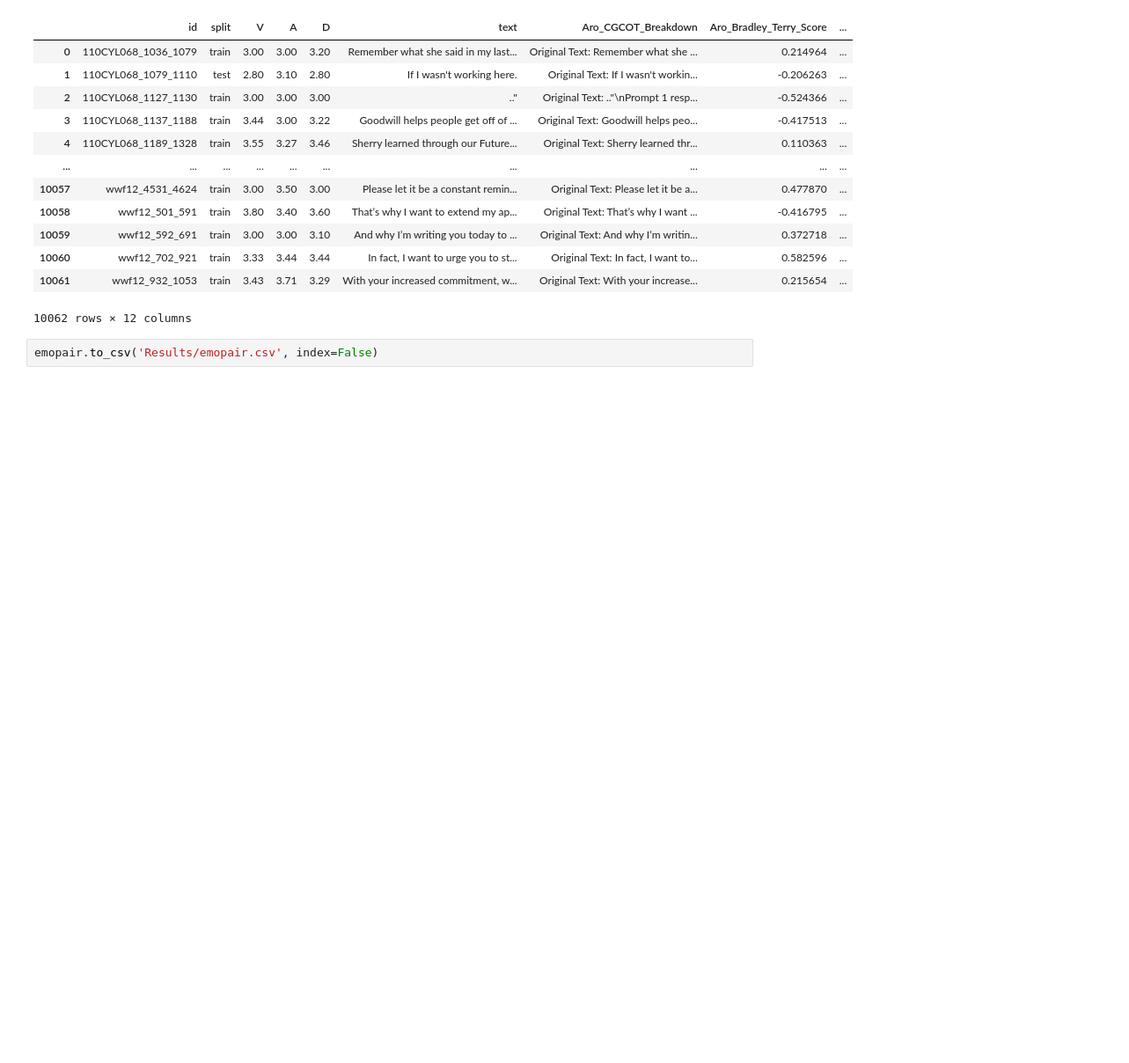
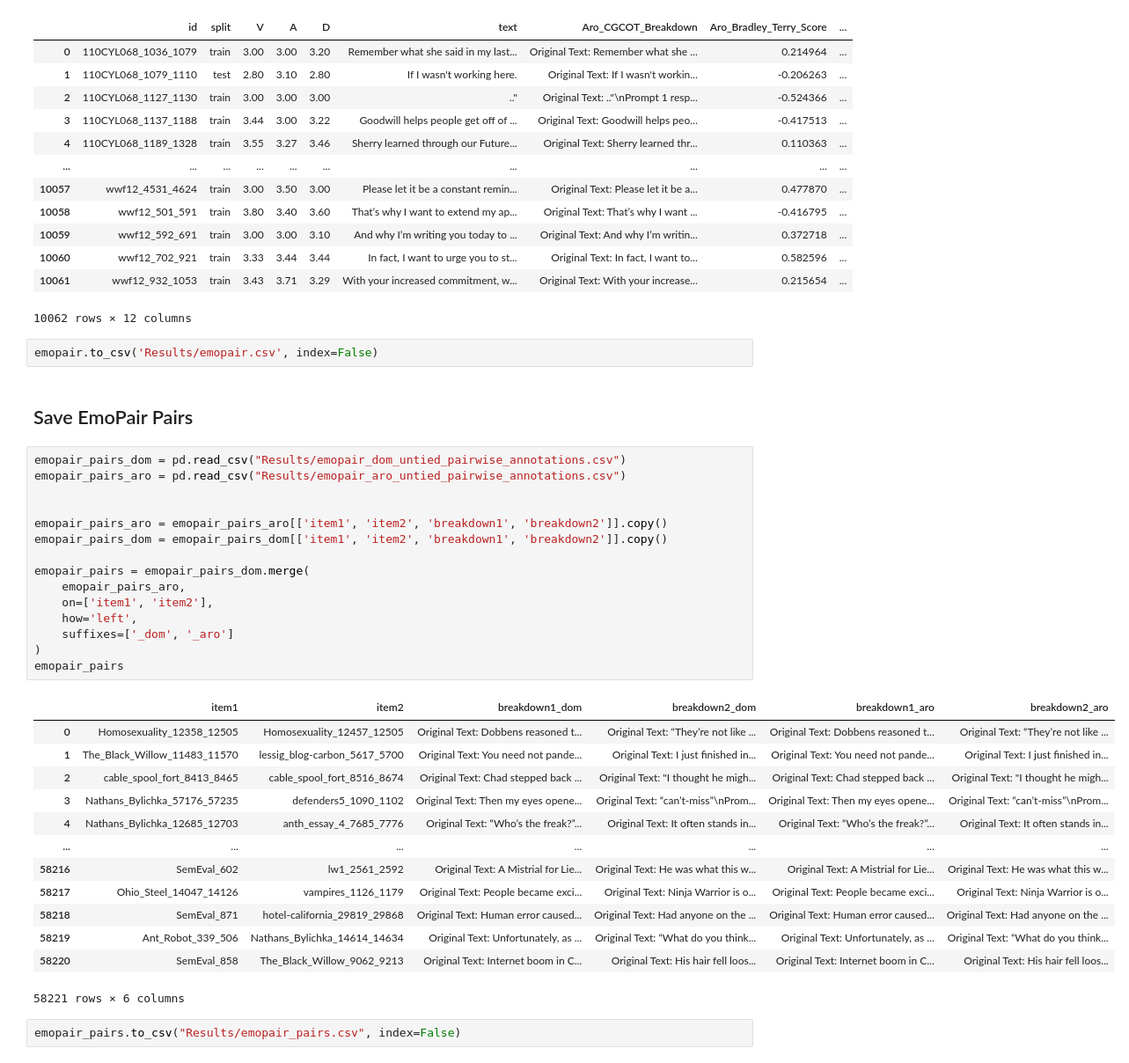
Before and after one commit to EDSI-UMD-College-Park/EmoPair, a Jupyter notebook: build_emopair.ipynb, the cells around one changed output. Shown at 88% size. Cells and saved outputs as stored; diff of their text form; blank space fills up the shorter version.

Commit message:
pulled out the emopair pairs

```diff
--- a/build_emopair.ipynb
+++ b/build_emopair.ipynb
@@ -691,3 +691,36 @@ emopair
 10062 rows × 12 columns
 # %%
 emopair.to_csv('Results/emopair.csv', index=False)
+# %% [markdown]
+## Save EmoPair Pairs
+# %%
+emopair_pairs_dom = pd.read_csv("Results/emopair_dom_untied_pairwise_annotations.csv")
+emopair_pairs_aro = pd.read_csv("Results/emopair_aro_untied_pairwise_annotations.csv")
+
+
+emopair_pairs_aro = emopair_pairs_aro[['item1', 'item2', 'breakdown1', 'breakdown2']].copy()
+emopair_pairs_dom = emopair_pairs_dom[['item1', 'item2', 'breakdown1', 'breakdown2']].copy()
+
+emopair_pairs = emopair_pairs_dom.merge(
+    emopair_pairs_aro,
+    on=['item1', 'item2'],
+    how='left',
+    suffixes=['_dom', '_aro']
+)
+emopair_pairs
+# %% [output]
+|  | item1 | item2 | breakdown1_dom | breakdown2_dom | breakdown1_aro | breakdown2_aro |
+| 0 | Homosexuality_12358_12505 | Homosexuality_12457_12505 | Original Text: Dobbens reasoned t... | Original Text: “They’re not like ... | Original Text: Dobbens reasoned t... | Original Text: “They’re not like ... |
+| 1 | The_Black_Willow_11483_11570 | lessig_blog-carbon_5617_5700 | Original Text: You need not pande... | Original Text: I just finished in... | Original Text: You need not pande... | Original Text: I just finished in... |
+| 2 | cable_spool_fort_8413_8465 | cable_spool_fort_8516_8674 | Original Text: Chad stepped back ... | Original Text: "I thought he migh... | Original Text: Chad stepped back ... | Original Text: "I thought he migh... |
+| 3 | Nathans_Bylichka_57176_57235 | defenders5_1090_1102 | Original Text: Then my eyes opene... | Original Text: “can’t-miss”\nProm... | Original Text: Then my eyes opene... | Original Text: “can’t-miss”\nProm... |
+| 4 | Nathans_Bylichka_12685_12703 | anth_essay_4_7685_7776 | Original Text: “Who’s the freak?”... | Original Text: It often stands in... | Original Text: “Who’s the freak?”... | Original Text: It often stands in... |
+| ... | ... | ... | ... | ... | ... | ... |
+| 58216 | SemEval_602 | lw1_2561_2592 | Original Text: A Mistrial for Lie... | Original Text: He was what this w... | Original Text: A Mistrial for Lie... | Original Text: He was what this w... |
+| 58217 | Ohio_Steel_14047_14126 | vampires_1126_1179 | Original Text: People became exci... | Original Text: Ninja Warrior is o... | Original Text: People became exci... | Original Text: Ninja Warrior is o... |
+| 58218 | SemEval_871 | hotel-california_29819_29868 | Original Text: Human error caused... | Original Text: Had anyone on the ... | Original Text: Human error caused... | Original Text: Had anyone on the ... |
+| 58219 | Ant_Robot_339_506 | Nathans_Bylichka_14614_14634 | Original Text: Unfortunately, as ... | Original Text: “What do you think... | Original Text: Unfortunately, as ... | Original Text: “What do you think... |
+| 58220 | SemEval_858 | The_Black_Willow_9062_9213 | Original Text: Internet boom in C... | Original Text: His hair fell loos... | Original Text: Internet boom in C... | Original Text: His hair fell loos... |
+58221 rows × 6 columns
+# %%
+emopair_pairs.to_csv("Results/emopair_pairs.csv", index=False)
```
Also changed, not shown: parts of 1 cell of this notebook.
